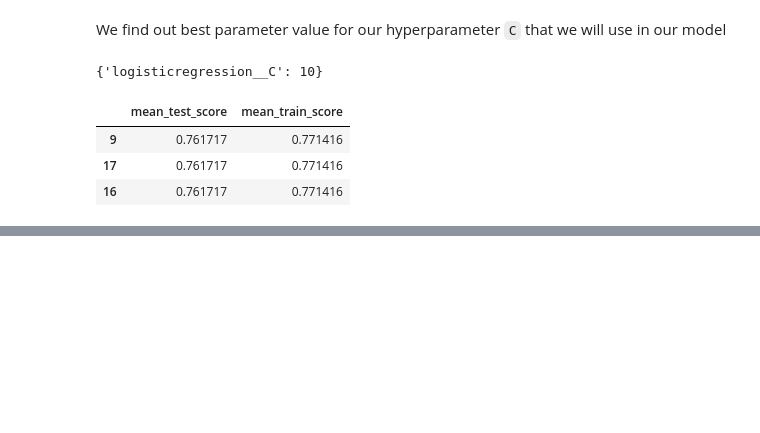
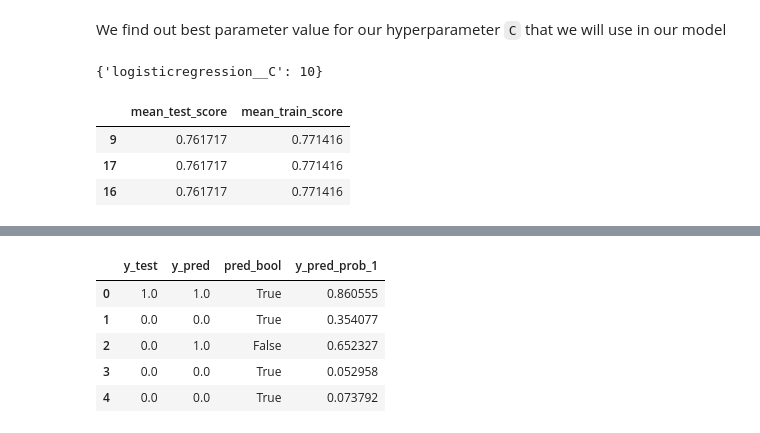
Before and after one commit to UBC-MDS/ClassificationDiabetesAnalysis, a Jupyter notebook: analysis/diabetes_analysis.ipynb, the cells around one changed output, grey strips where cells are left out. Cells and saved outputs as stored; diff of their text form; code cells hidden in the pictures; blank space fills up the shorter version.

Commit message:
figure / table numbering, typo fixes, analysis section added

```diff
--- a/analysis/diabetes_analysis.ipynb
+++ b/analysis/diabetes_analysis.ipynb
@@ -203,0 +216,25 @@ pd.DataFrame(random_search.cv_results_).sort_values(
+# %%
+# Best model from the search
+best_model = random_search.best_estimator_
+
+# Retrieve the coefficients and feature names
+coefficients = best_model.named_steps['logisticregression'].coef_.flatten()
+features = X_train.columns
+
+# Create a DataFrame to display the feature names and corresponding coefficients
+coeff_df = pd.DataFrame({
+    'Features': features,
+    'Coefficients': coefficients
+})
+
+# Sort by 'Coefficients' in descending order to see the most important features first
+coeff_df_sorted = coeff_df.sort_values(by = 'Coefficients', ascending = False)
+
+# Create a heatmap for the coefficients (we will visualize them as a single column)
+coeff_df_sorted.style.format(
+    precision = 2
+).background_gradient(
+    axis = None,
+    cmap = 'RdBu_r',
+    low = 0
+)
@@ -203,0 +257,3 @@ pd.DataFrame(random_search.cv_results_).sort_values(
+# %%
+# Make predictions using the best model
+y_pred = best_model.predict(X_test)
@@ -203,0 +262,15 @@ pd.DataFrame(random_search.cv_results_).sort_values(
+# %%
+y_pred_prob = best_model.predict_proba(X_test)
+pred_bool = (y_test == y_pred)
+pred_results_1 = np.vstack([y_test, y_pred, pred_bool, y_pred_prob[:, 1]])
+pred_results_1_df = pd.DataFrame(pred_results_1.T,
+                                 columns = ['y_test', 'y_pred', 'pred_bool', 'y_pred_prob_1'])
+pred_results_1_df['pred_bool'] = pred_results_1_df['pred_bool'] == 1
+pred_results_1_df.head()
+# %% [output]
+|  | y_test | y_pred | pred_bool | y_pred_prob_1 |
+| 0 | 1.0 | 1.0 | True | 0.860555 |
+| 1 | 0.0 | 0.0 | True | 0.354077 |
+| 2 | 0.0 | 1.0 | False | 0.652327 |
+| 3 | 0.0 | 0.0 | True | 0.052958 |
+| 4 | 0.0 | 0.0 | True | 0.073792 |
```
Also changed, not shown: parts of 23 cells of this notebook.
